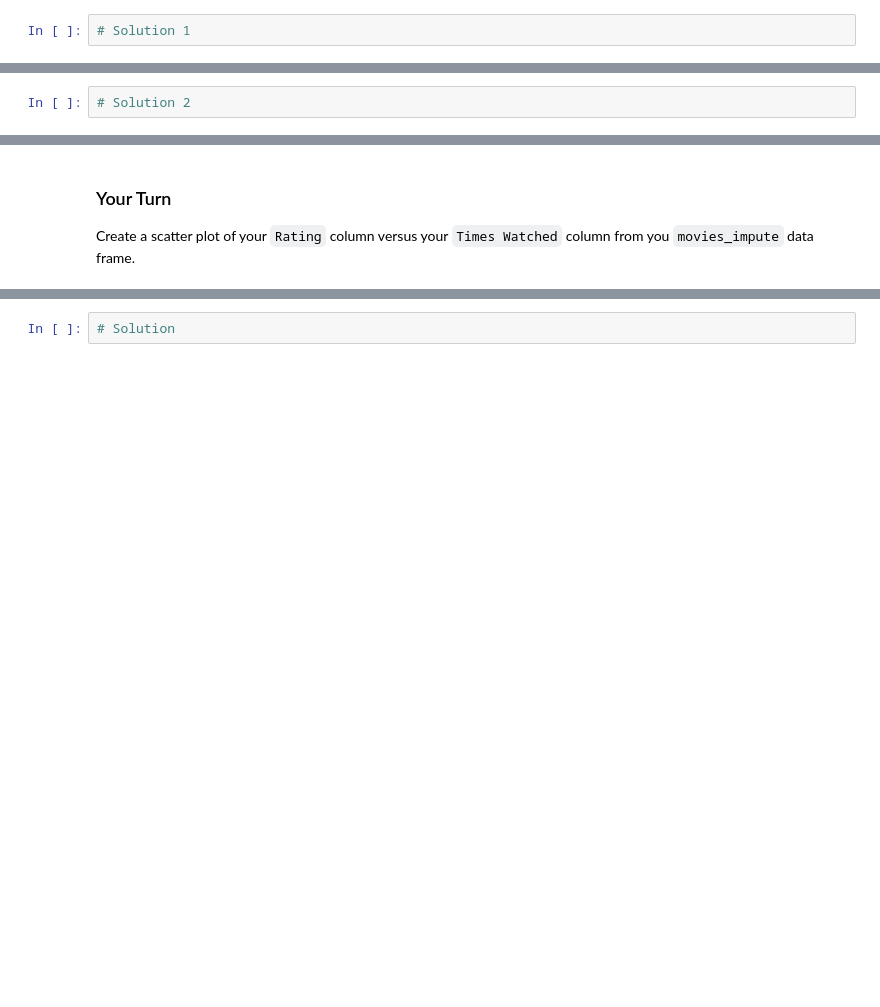
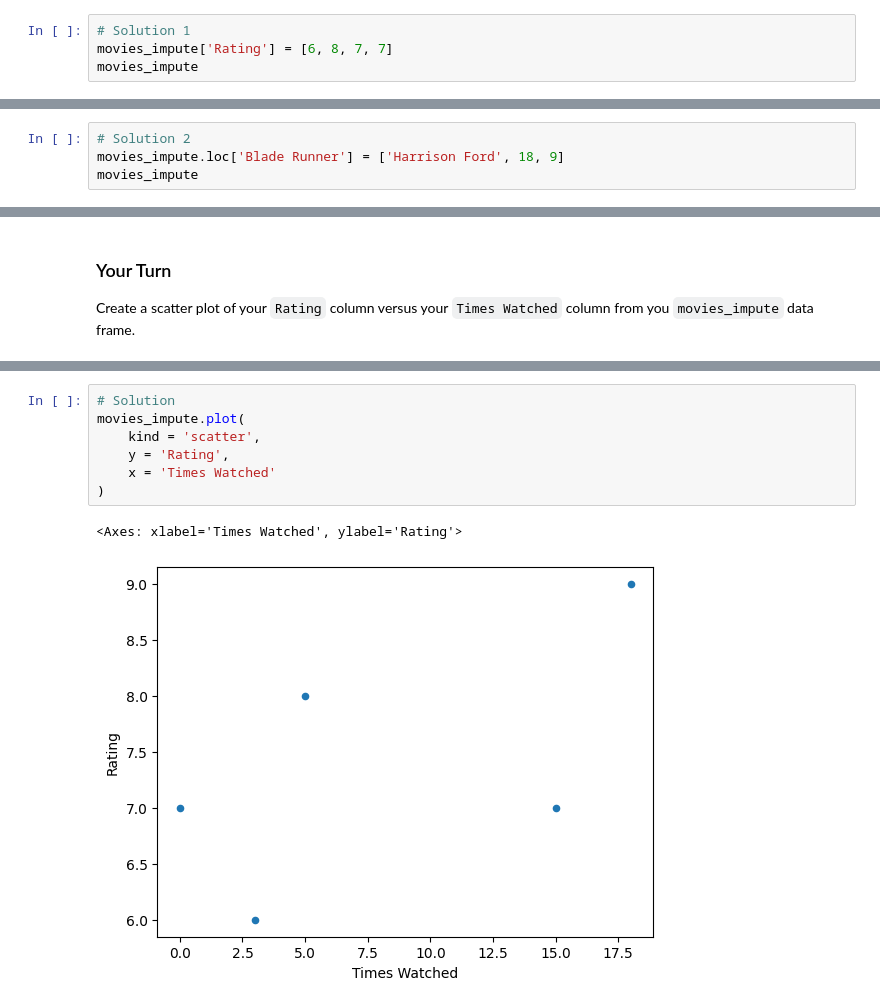
Before and after one commit to cnmi-ds-22/tanickell___Data-Science-Portfolio-C22, a Jupyter notebook: Modules/Module_1_Intro_to_DS_and_Naive_Bayes/Lectures/120-Pandas.end.ipynb, the cells around one changed output, grey strips where cells are left out. Drawn from its saved outputs; the diff is of its cells as text; blank space fills up the shorter version.

```diff
--- a/Modules/Module_1_Intro_to_DS_and_Naive_Bayes/Lectures/120-Pandas.end.ipynb
+++ b/Modules/Module_1_Intro_to_DS_and_Naive_Bayes/Lectures/120-Pandas.end.ipynb
@@ -992,2 +1173,4 @@ movies_impute
 # %%
 # Solution 1
+movies_impute['Rating'] = [6, 8, 7, 7]
+movies_impute
@@ -994,2 +1183,4 @@ movies_impute
 # %%
 # Solution 2
+movies_impute.loc['Blade Runner'] = ['Harrison Ford', 18, 9]
+movies_impute
@@ -1016,2 +1229,10 @@ movies_impute
 # %%
 # Solution
+movies_impute.plot(
+    kind = 'scatter',
+    y = 'Rating',
+    x = 'Times Watched'
+)
+# %% [output]
+<Axes: xlabel='Times Watched', ylabel='Rating'>
+[figure, added]
```
Also changed, not shown: parts of 34 cells of this notebook.
